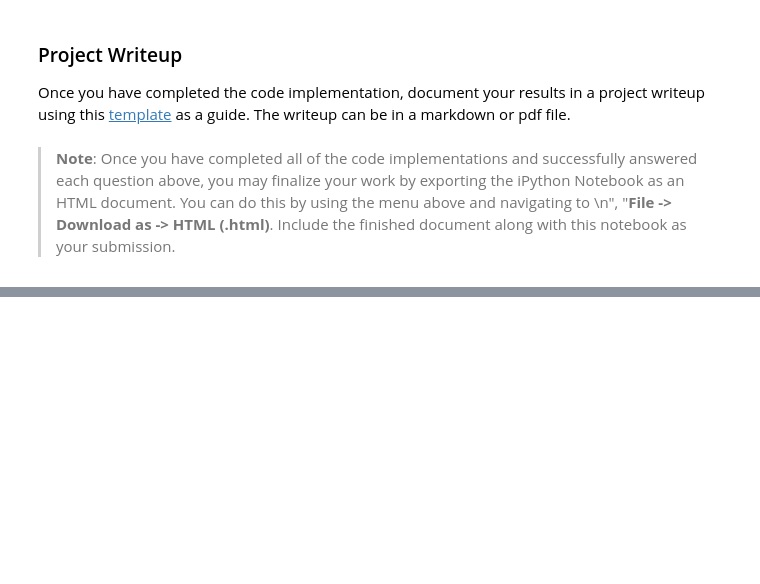
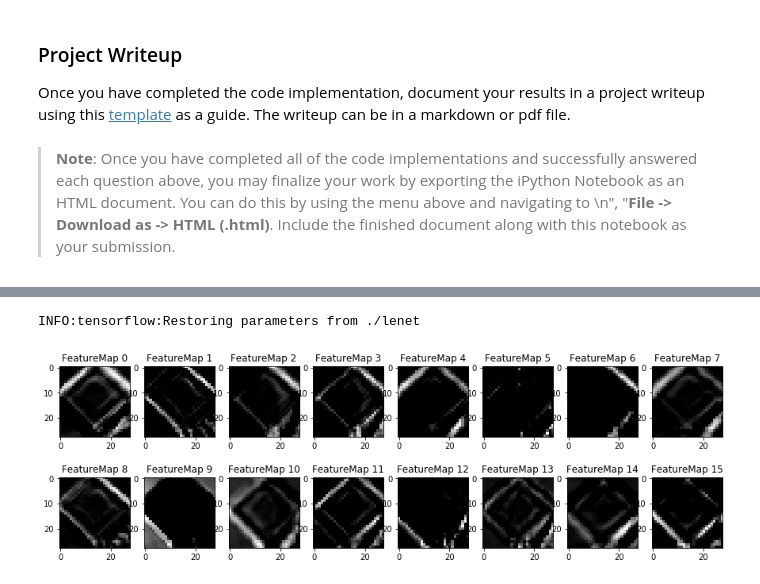
Before and after one commit to coder52/CarND-Traffic-Sign-Classifier-Project-P3, a Jupyter notebook: Traffic_Sign_Classifier.ipynb, the cells around one changed output, grey strips where cells are left out. Drawn from its saved outputs; the diff is of its cells as text; code cells hidden in the pictures; blank space fills up the shorter version.

```diff
--- a/Traffic_Sign_Classifier.ipynb
+++ b/Traffic_Sign_Classifier.ipynb
@@ -490,3 +591,11 @@ Looking just at the first row we get `[ 0.34763842,  0.24879643,  0.12789202]`,
 # %%
 ### Print out the top five softmax probabilities for the predictions on the German traffic sign images found on the web.
 ### Feel free to use as many code cells as needed.
+
+simples_processed = np.array(preprocess(simples), dtype='float32')
+simples_predictions = LeNet(simples_processed)
+result_top_k = tf.nn.top_k(simples_predictions, k=5)
+with tf.Session() as sess:
+    saver.restore(sess, './lenet')
+    ans = sess.run(result_top_k)
+    print(ans)
@@ -528,7 +658,7 @@ For an example of what feature map outputs look like, check out NVIDIA's results
 def outputFeatureMap(image_input, tf_activation, activation_min=-1, activation_max=-1 ,plt_num=1):
     # Here make sure to preprocess your image_input in a way your network expects
     # with size, normalization, ect if needed
-    # image_input =
+    image_input = np.array(preprocess(image_input), dtype='float32')
     # Note: x should be the same name as your network's tensorflow data placeholder variable
     # If you get an error tf_activation is not defined it may be having trouble accessing the variable from inside a function
     activation = tf_activation.eval(session=sess,feed_dict={x : image_input})
@@ -545,3 +675,11 @@ def outputFeatureMap(image_input, tf_activation, activation_min=-1, activation_m
             plt.imshow(activation[0,:,:, featuremap], interpolation="nearest", vmin=activation_min, cmap="gray")
         else:
             plt.imshow(activation[0,:,:, featuremap], interpolation="nearest", cmap="gray")
+# %%
+with tf.Session() as sess:
+    saver.restore(sess, './lenet')
+    layer = sess.graph.get_tensor_by_name('Relu_10:0')
+    outputFeatureMap(image_input=[simples[0]], tf_activation=layer, activation_min=-1)
+# %% [output]
+INFO:tensorflow:Restoring parameters from ./lenet
+[figure, added]
```
Also changed, not shown: parts of 14 cells of this notebook, 5 other files.
